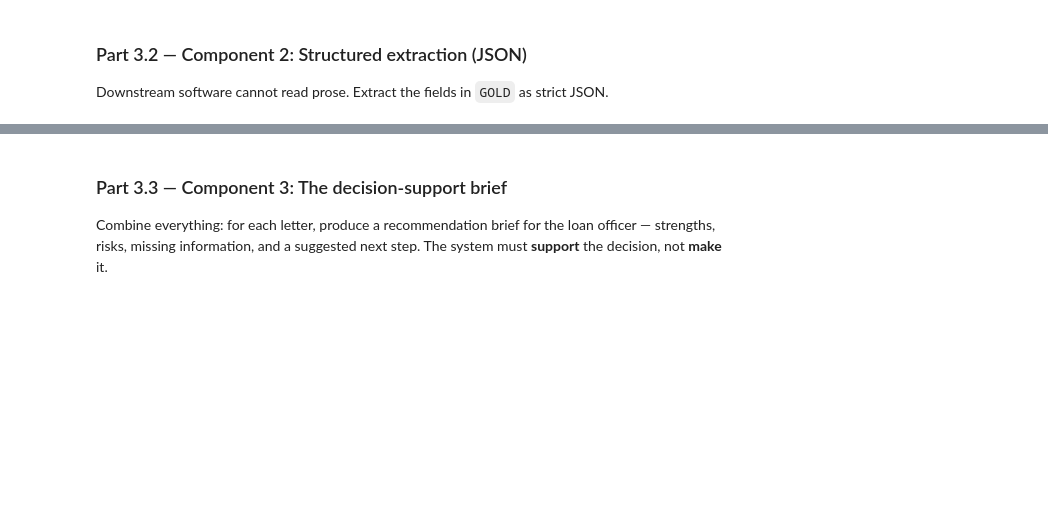
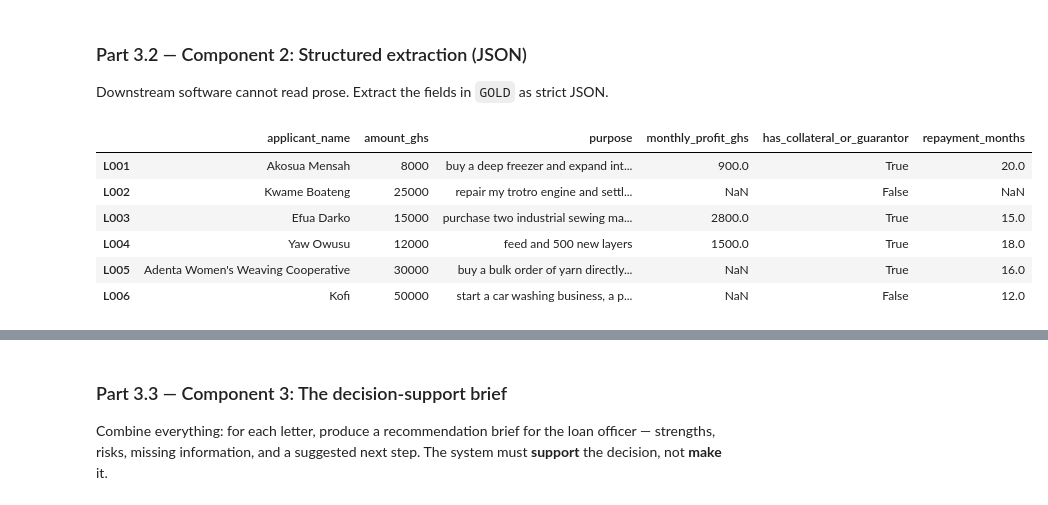
Before and after one commit to JamesEmmanuel20/lab-4-llm-decision-support, a Jupyter notebook: lab_4.ipynb, the cells around one changed output, grey strips where cells are left out. Cells and saved outputs as stored; diff of their text form; code cells hidden in the pictures; blank space fills up the shorter version.

````diff
--- a/lab_4.ipynb
+++ b/lab_4.ipynb
@@ -365,3 +347,85 @@ Downstream software cannot read prose. Extract the fields in `GOLD` as strict JS
+# %%
+import json
+import re
+import time
+import pandas as pd
+# TODO: Write EXTRACT_PROMPT — a template that instructs the model to return ONLY a JSON
+#   object with EXACTLY these keys:
+#     applicant_name (string), amount_ghs (number), purpose (string),
+#     monthly_profit_ghs (number or null), has_collateral_or_guarantor (boolean),
+#     repayment_months (number or null)
+#   Techniques to use:
+#     - explicit schema in the prompt
+#     - ONE worked example (few-shot) using a letter you write yourself (not from LETTERS!)
+#     - "If a field is not stated in the letter, use null. Do not guess."
+#     - temperature=0
+EXTRACT_PROMPT = """You're a strict data extraction assistant. Extract structured financial data from loan application letters into JSON format.
+The output MUST be a single valid JSON object with EXACTLY these keys:
+- "applicant_name":string(full name or first name as given),
+- "amount_ghs": number (GHS amount requested in numbers),
+- "purpose": string (short description of how the money will be used),
+- "monthly_profit_ghs": number or null (monthly profit in GHS; use null if unstated),
+- "has_collateral_or_guarantor": boolean (true if applicant offers collateral, fixed deposit, group guarantee, or individual guarantor; false otherwise),
+- "repayment_months": number or null (proposed term in months; use null if unstated)
+
+CRITICAL RULES:
+1. Output NOTHING except valid raw JSON. Do NOT include <thought> tags, reasoning, explanation, or markdown formatting.
+2. Begin your response directly with the opening curly brace '{'.
+2. If a field is not explicitly stated in the letter, set its value to null. Do NOT guess or infer missing values.
+Example application:
+'Good day, I am Baba Seidu, a carpenter in Tamale. I need GHS 5,000 for timber stock. I make about GHS 1,200 profit monthly. I have no guarantor or collateral. I will pay back over 10 months.'
+Example JSON Output:
+{
+  "applicant_name": "Baba Seidu",
+  "amount_ghs": 5000,
+  "purpose": "timber stock",
+  "monthly_profit_ghs": 1200,
+  "has_collateral_or_guarantor": false,
+  "repayment_months": 10
+}
+"""
+# TODO: Write extract_fields(letter_text) that calls the LLM, strips any ```json fences,
+#   json.loads() the result, and returns a dict. Handle parse failures gracefully
+#   (return None and print a warning).
+def extract_fields(letter_text):
+    response = ask_llm(user_prompt= f"Application Letter: \n{letter_text}", system_prompt=EXTRACT_PROMPT, temperature= 0.0, max_tokens= 600)
+    raw_response = response.choices[0].message.content.strip()
+
+    cleaned_response = re.sub(r"<thought>.*?</thought>", "", raw_response, flags=re.DOTALL).strip()
+    cleaned_response = re.sub(r"^```(?:json)?\s*", "", cleaned_response, flags=re.MULTILINE)
+    cleaned_response = re.sub(r"\s*```$", "", cleaned_response, flags=re.MULTILINE)
+
+
+    json_match = re.search(r"\{.*\}", cleaned_response, flags=re.DOTALL)
+    if json_match:
+        cleaned_response = json_match.group(0)
+
+    try:
+        data = json.loads(cleaned_response)
+        return data
+    except Exception as e:
+        print(f"WARNING: Failed to parse JSON response. Error: {e}")
+        print(f"Raw response was:\n{raw_response}")
+        return None
+
+
+# TODO: Run it on ALL SIX letters; collect results into a pandas DataFrame (one row per
+#   letter) and display it.
+extracted_results = {}
+for code, text in LETTERS.items():
+    extracted_results[code] = extract_fields(text)
+    time.sleep(5)
+
+df_extracted = pd.DataFrame.from_dict(extracted_results, orient="index")
+display(df_extracted)
+# %% [output]
+|  | applicant_name | amount_ghs | purpose | monthly_profit_ghs | has_collateral_or_guarantor | repayment_months |
+| L001 | Akosua Mensah | 8000 | buy a deep freezer and expand int... | 900.0 | True | 20.0 |
+| L002 | Kwame Boateng | 25000 | repair my trotro engine and settl... | NaN | False | NaN |
+| L003 | Efua Darko | 15000 | purchase two industrial sewing ma... | 2800.0 | True | 15.0 |
+| L004 | Yaw Owusu | 12000 | feed and 500 new layers | 1500.0 | True | 18.0 |
+| L005 | Adenta Women's Weaving Cooperative | 30000 | buy a bulk order of yarn directly... | NaN | True | 16.0 |
+| L006 | Kofi | 50000 | start a car washing business, a p... | NaN | False | 12.0 |
 # %% [markdown]
 **Student Reasoning — Structured extraction**
 *1. Why must the few-shot example NOT come from the six letters you are processing?*
````
Also changed, not shown: parts of 2 cells of this notebook.
